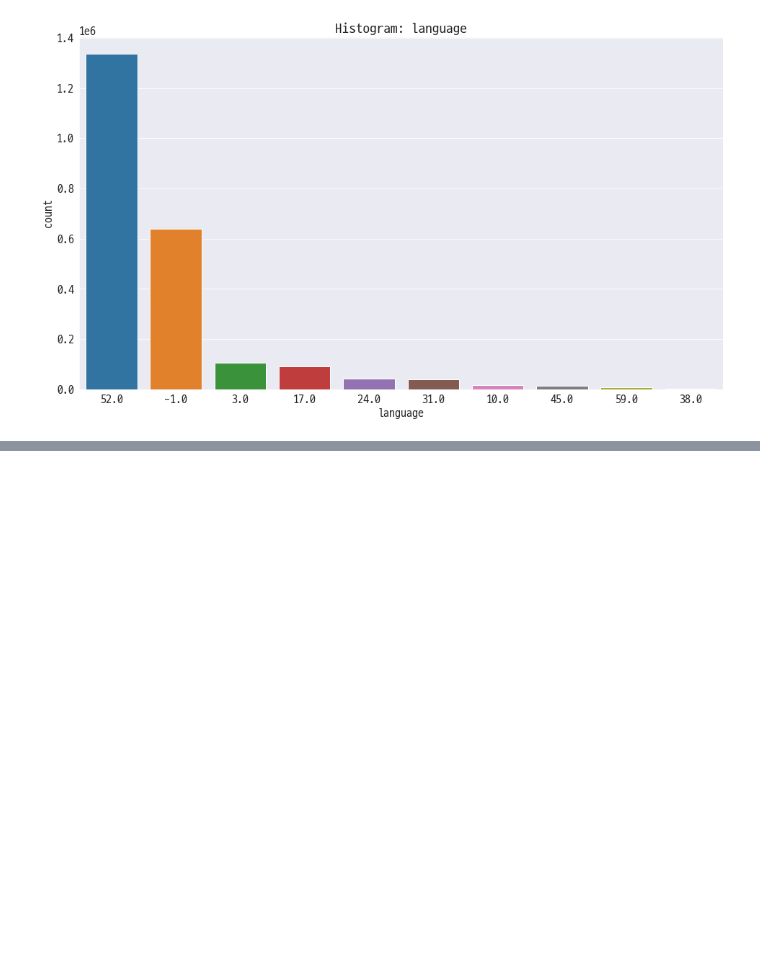
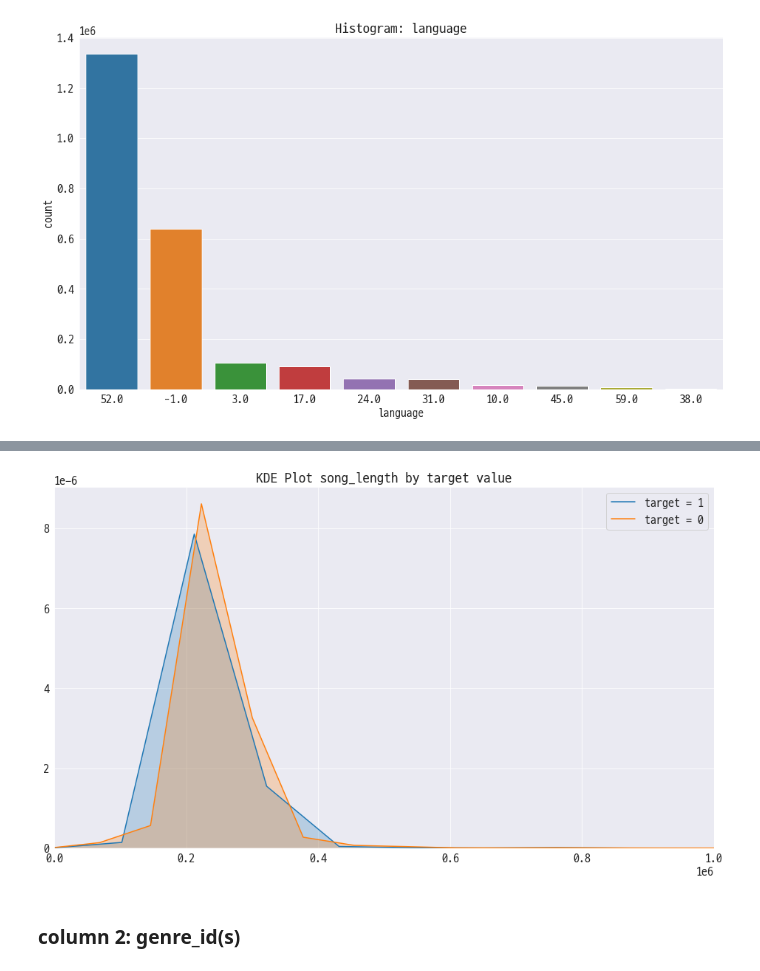
Before and after one commit to dhsong95/kaggle-kkbox-music-recommendation-challenge, a Jupyter notebook: eda/Exploratory Data Analysis.ipynb, the cells around one changed output, grey strips where cells are left out. Cells and saved outputs as stored; diff of their text form; code cells hidden in the pictures; blank space fills up the shorter version.

Commit message:
EDA for members, songs, train, and test

```diff
--- a/eda/Exploratory Data Analysis.ipynb
+++ b/eda/Exploratory Data Analysis.ipynb
@@ -1157,0 +1172,3 @@ plt.show()
+# %%
+songs_train_proc = pd.merge(left=songs_raw, right=train_proc, on='song_id')
+song_genre_train_proc = pd.merge(left=song_genre_df, right=train_proc, on='song_id')
@@ -1157,0 +1177,2 @@ plt.show()
+# %%
+column = 'song_length'
@@ -1157,0 +1195,12 @@ plt.show()
+# %%
+plt.figure(figsize=(16, 9))
+sns.kdeplot(songs_train_proc.loc[songs_train_proc['target'] == 1, column], shade=True, label='target = 1')
+sns.kdeplot(songs_train_proc.loc[songs_train_proc['target'] == 0, column], shade=True, label='target = 0')
+plt.title('KDE Plot {} by target value'.format(column))
+plt.xlim([0, 1000000])
+plt.legend(loc='upper right')
+plt.show()
+# %% [output]
+[figure, added]
+# %% [markdown]
+### column 2: genre_id(s) <a id="9.2"></a>
```
Also changed, not shown: parts of 48 cells of this notebook.
